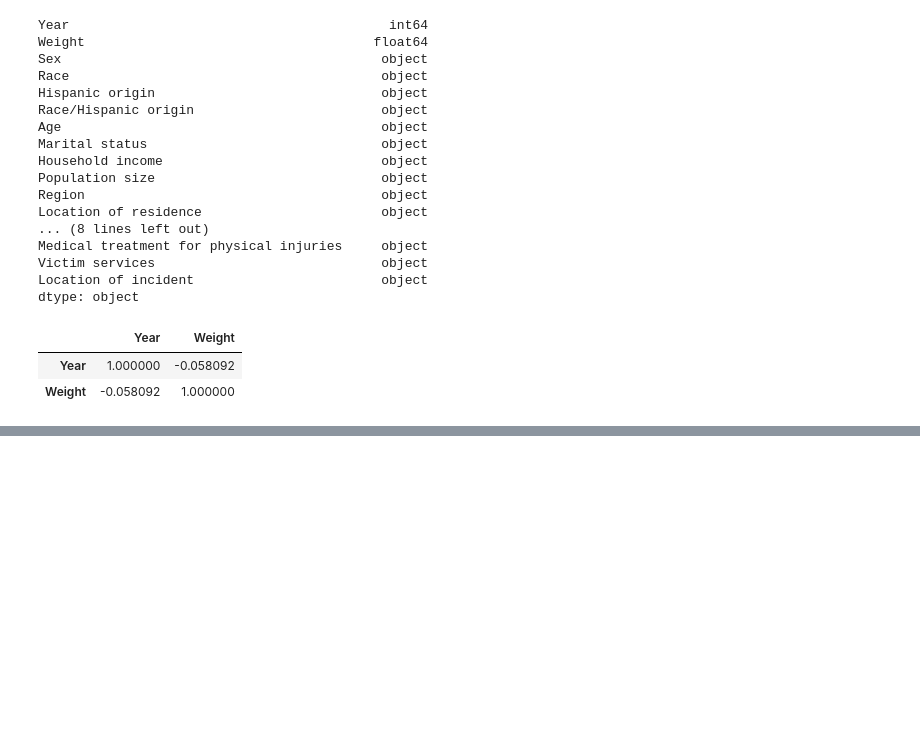
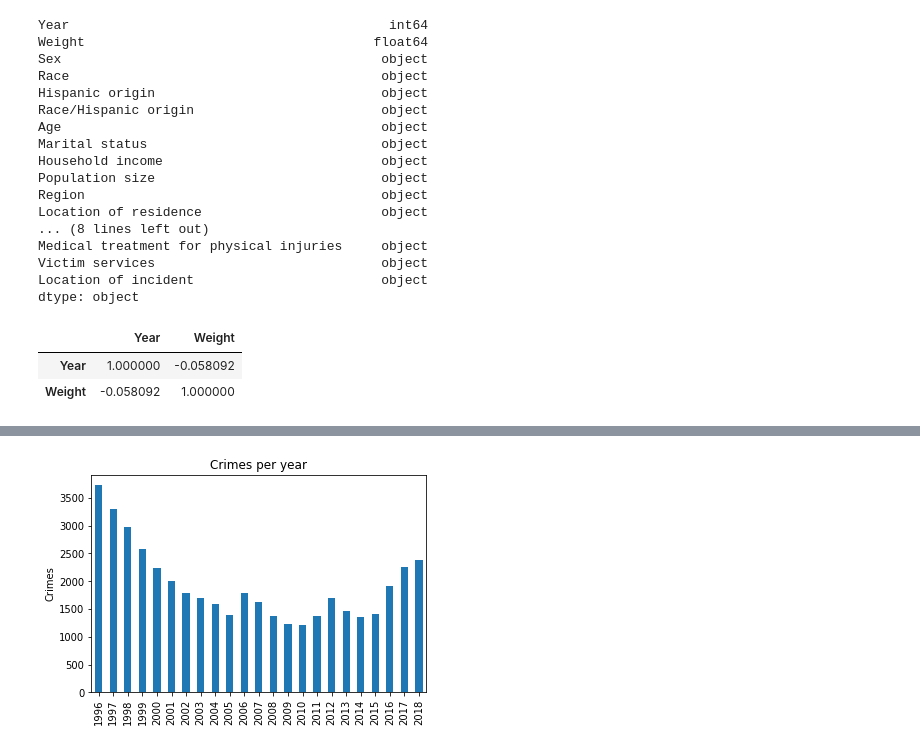
Before and after one commit to DavidMStern/ProjectOne, a Jupyter notebook: testing/dvd_analysis.ipynb, the cells around one changed output, grey strips where cells are left out. Saved outputs shown, nothing was run; the diff lists cells and outputs as text; code cells hidden in the pictures; blank space fills up the shorter version.

```diff
--- a/testing/dvd_analysis.ipynb
+++ b/testing/dvd_analysis.ipynb
@@ -100,0 +110,15 @@ plt.show()
+# %%
+
+year_s = df['Year'].value_counts()
+year_s = year_s.sort_index()
+year_s = year_s.drop(year_s.index[0])
+year_s
+
+year_s.plot.bar()
+plt.title('Crimes per year')
+plt.ylabel('Crimes')
+
+plt.savefig("crimes_per_year")
+plt.show()
+# %% [output]
+[figure, added]
```
Also changed, not shown: parts of 3 cells of this notebook, 3 other files.
